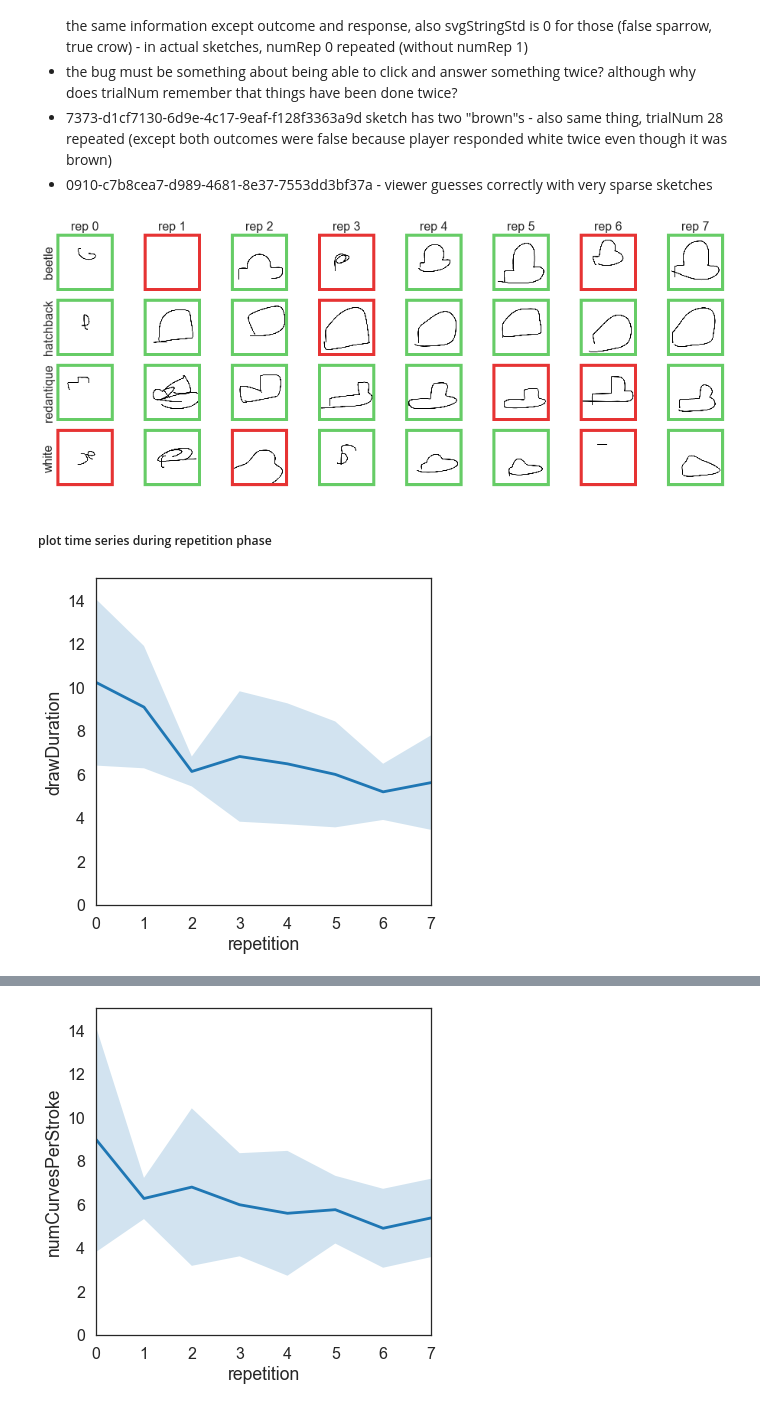
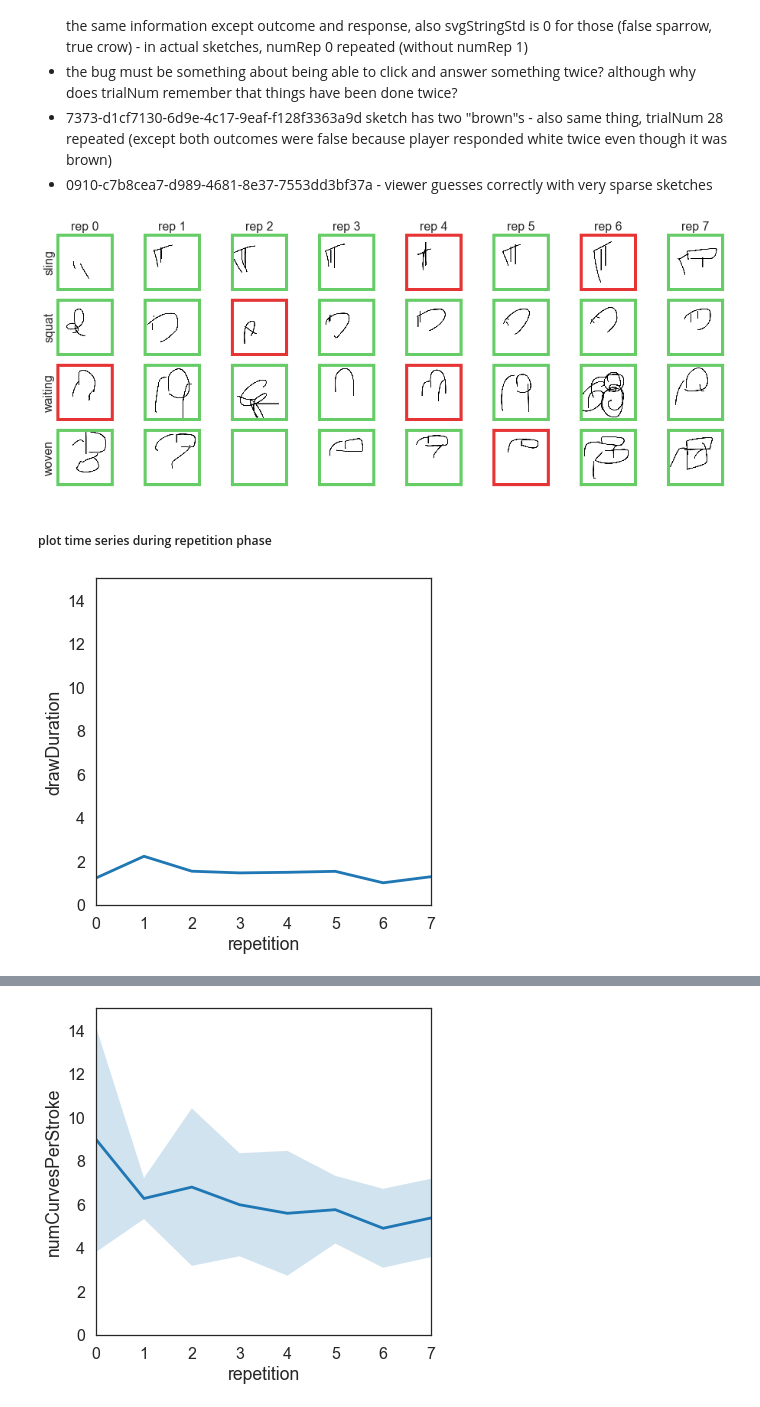
Before and after one commit to cogtoolslab/graphical_conventions_cogsci19, a Jupyter notebook: analysis/ipynb/megsano/run0_bonusmeter_analysis.ipynb, the cells around one changed output, grey strips where cells are left out. Drawn from its saved outputs; the diff is of its cells as text; code cells hidden in the pictures.

```diff
--- a/analysis/ipynb/megsano/run0_bonusmeter_analysis.ipynb
+++ b/analysis/ipynb/megsano/run0_bonusmeter_analysis.ipynb
@@ -143,7 +145,7 @@ timedOut=[] # True if sketchers didn't draw anything, False o.w.
 
 _complete_games = complete_games[:2]
 for i,g in enumerate(complete_games):
-    if g == '2146-edb0dfab-25de-42ab-bba6-0afda275b337':
+    if g == '6958-cc5e6ec4-6b37-4b8f-854a-8f538cfc7488':
         print 'Analyzing game {} | {} of {}: '.format(g, i, len(complete_games))
 
         # collection of all clickedObj events in a particular game
@@ -258,7 +261,7 @@ D
  _valid_gameids = complete_games
 
 for g in _valid_gameids:
-    if g =='2146-edb0dfab-25de-42ab-bba6-0afda275b337':
+    if g =='6958-cc5e6ec4-6b37-4b8f-854a-8f538cfc7488':
         #print 'Printing out sketches from game: ' + g
         trial_types = ['repeated']
         for tt in trial_types:
@@ -283,34 +286,34 @@ for g in _valid_gameids:
                 k = p.get_xaxis().set_ticklabels([])
                 k = p.get_yaxis().set_ticklabels([])
                 k = p.get_xaxis().set_ticks([])
                 k = p.get_yaxis().set_ticks([])
                 outcome = _d['outcome']
                 category = _d['category']
                 if outcome == 1:
                     sides = ['bottom','top','right','left']
                     for s in sides:
                         p.spines[s].set_color((0.4,0.8,0.4))
                         p.spines[s].set_linewidth(4)
                 else:
                     sides = ['bottom','top','right','left']
                     for s in sides:
                         p.spines[s].set_color((0.9,0.2,0.2))
                         p.spines[s].set_linewidth(4)
                 if (_i-1 < 8) & (tt in 'repeated'):
                     plt.title('rep ' + str(_d['repetition']) ,fontsize=textsize)
                 if (_i-1)%8==0:
                     plt.ylabel(_d['target'] ,fontsize=textsize)
 
                 _i  = _i + 1
 
 #             filepath = os.path.join(sketch_dir,'repeated','{}_{}.pdf'.format(g,category))
 #             if not os.path.exists(os.path.join(sketch_dir,'repeated')):
 #                 os.makedirs(os.path.join(sketch_dir,'repeated'))
 #             #plt.tight_layout()
 #             #plt.savefig(os.path.join(sketch_dir,'repeated',filepath))
 #             #plt.close(fig)
 # %% [output]
-[figure, old version]
+[figure, new version]
 # %%
 # reload analysis_helpers just to be on the safe side
 reload(h)
@@ -325,7 +328,7 @@ sns.set_style('white')
 dv = 'drawDuration'
 D0 = h.plot_across_repeats(D,var=dv,limit=15,save_plot=False,plot_dir=plot_dir)
 # %% [output]
-[figure, old version]
+[figure, new version]
 # %%
 dv = 'numCurvesPerSketch'
 D0 = h.plot_across_repeats(D,var=dv,limit=100,save_plot=False,plot_dir=plot_dir)
```
Also changed, not shown: parts of 5 cells of this notebook, 2 other files.
